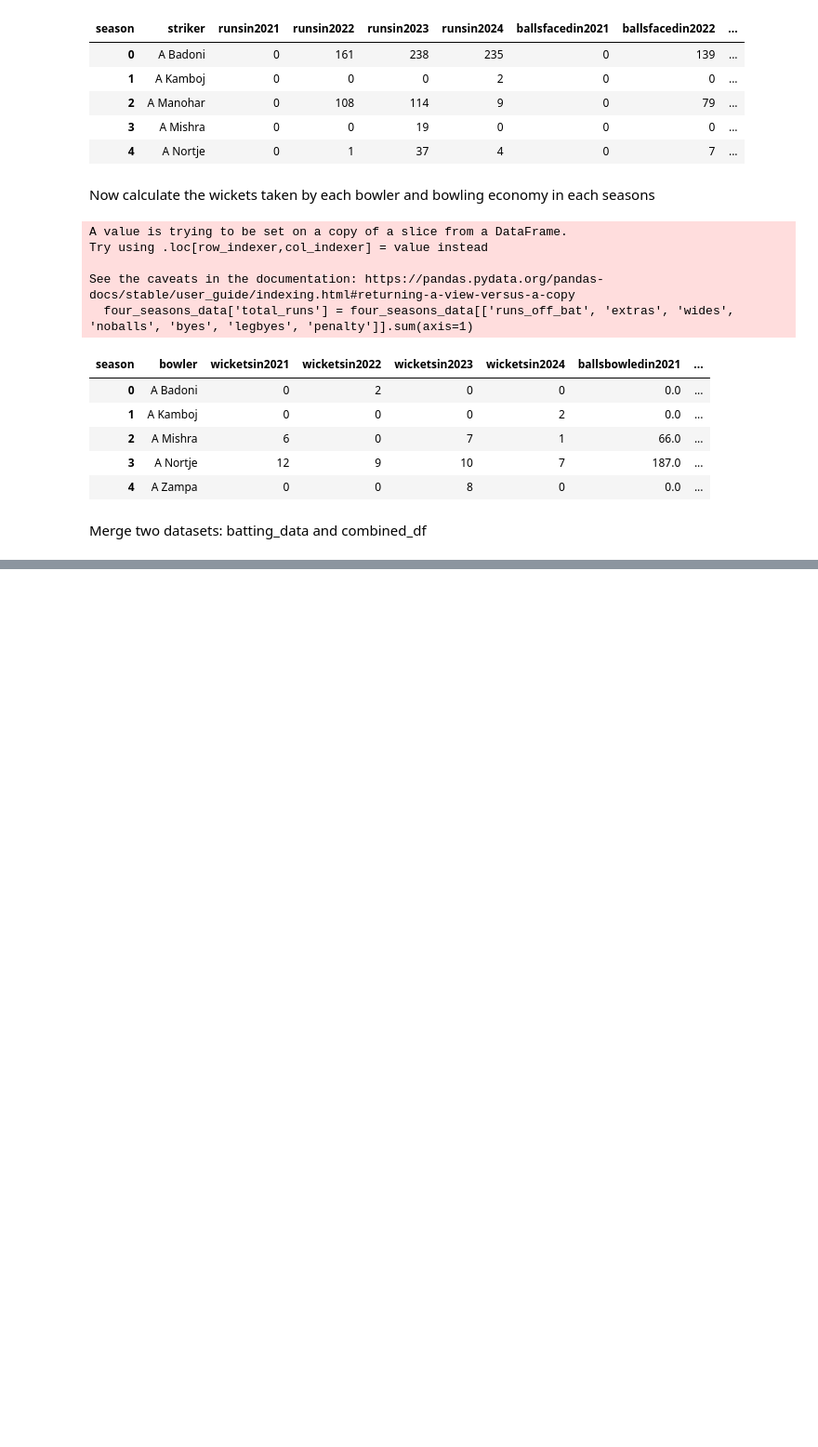
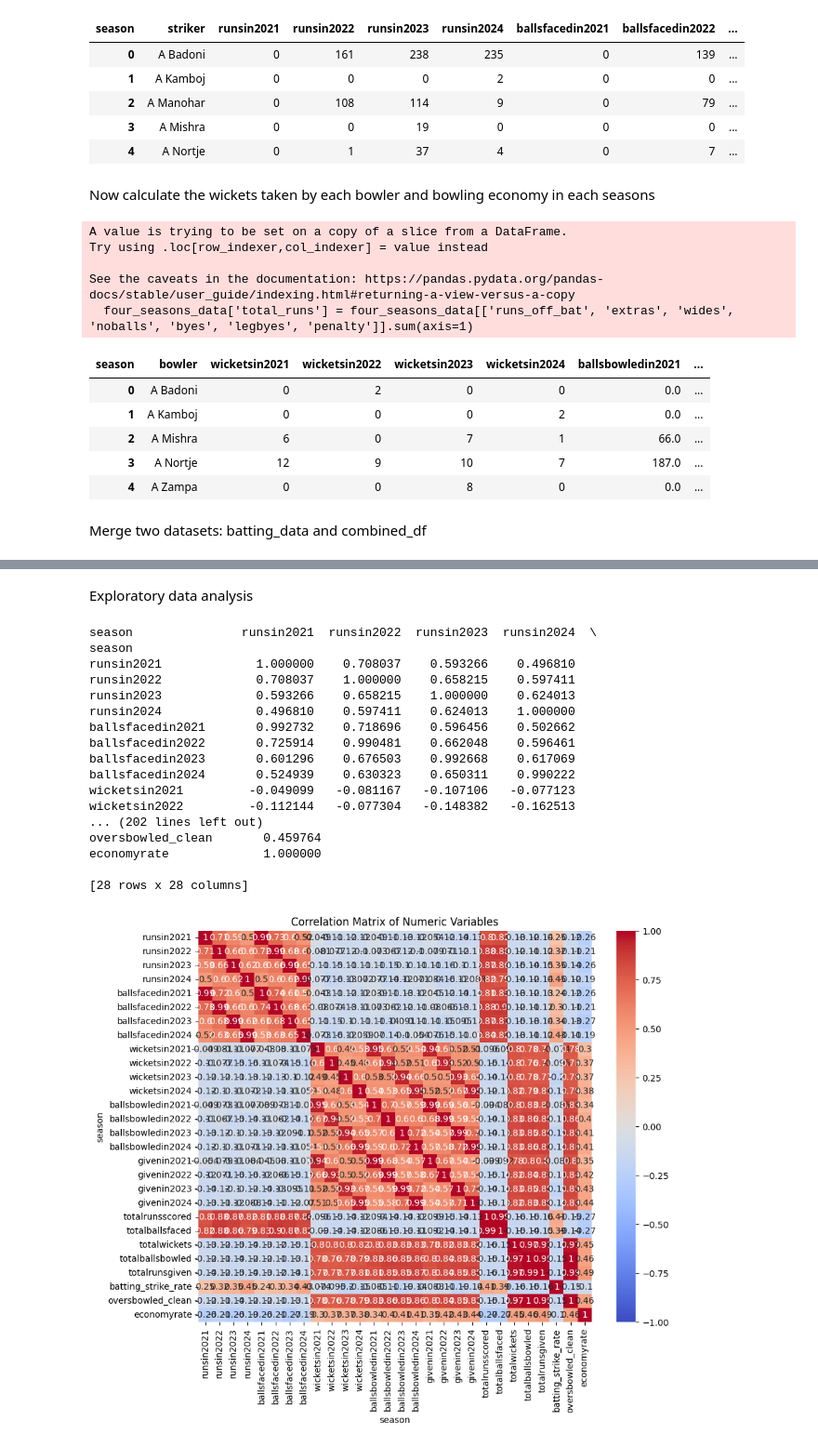
Before and after one commit to NIRANJANGOPALAN/IPL_player_analysis, a Jupyter notebook: 2021_2024_workbook.ipynb, the cells around one changed output, grey strips where cells are left out. Shown at 93% size. Saved outputs shown, nothing was run; the diff lists cells and outputs as text; code cells hidden in the pictures; blank space fills up the shorter version.

```diff
--- a/2021_2024_workbook.ipynb
+++ b/2021_2024_workbook.ipynb
@@ -199,0 +374,7 @@ merged_df = pd.merge(batting_data, combined_df, left_on='striker', right_on='bow
+# %%
+# Use the formaula for calculating bowlers economy rate
+merged_df['economyrate'] = merged_df['totalrunsgiven'] / merged_df['oversbowled_clean']
+# %%
+merged_df['economyrate'] = merged_df['economyrate'].round(2)
+# %%
+merged_df['batting_strike_rate'] = merged_df['batting_strike_rate'].round(2)
@@ -199,0 +383,39 @@ merged_df = pd.merge(batting_data, combined_df, left_on='striker', right_on='bow
+# %%
+complete_data = merged_df
+# %% [markdown]
+Exploratory data analysis
+# %%
+# Check the coreleation between variables
+# Select only numeric columns
+numeric_columns = complete_data.select_dtypes(include=['int64', 'float64'])
+
+# Calculate the correlation matrix
+correlation_matrix = numeric_columns.corr()
+
+# Print the correlation matrix
+print(correlation_matrix)
+
+# Visualize the correlation matrix using a heatmap
+plt.figure(figsize=(10, 8))
+sns.heatmap(correlation_matrix, annot=True, cmap='coolwarm', vmin=-1, vmax=1)
+plt.title('Correlation Matrix of Numeric Variables')
+plt.show()
+# %% [output]
+season               runsin2021  runsin2022  runsin2023  runsin2024  \
+season
+runsin2021             1.000000    0.708037    0.593266    0.496810
+runsin2022             0.708037    1.000000    0.658215    0.597411
+runsin2023             0.593266    0.658215    1.000000    0.624013
+runsin2024             0.496810    0.597411    0.624013    1.000000
+ballsfacedin2021       0.992732    0.718696    0.596456    0.502662
+ballsfacedin2022       0.725914    0.990481    0.662048    0.596461
+ballsfacedin2023       0.601296    0.676503    0.992668    0.617069
+ballsfacedin2024       0.524939    0.630323    0.650311    0.990222
+wicketsin2021         -0.049099   -0.081167   -0.107106   -0.077123
+wicketsin2022         -0.112144   -0.077304   -0.148382   -0.162513
+... (202 lines left out)
+oversbowled_clean       0.459764
+economyrate             1.000000
+
+[28 rows x 28 columns]
+[figure, added]
```
Also changed, not shown: parts of 34 cells of this notebook, 2 other files.
